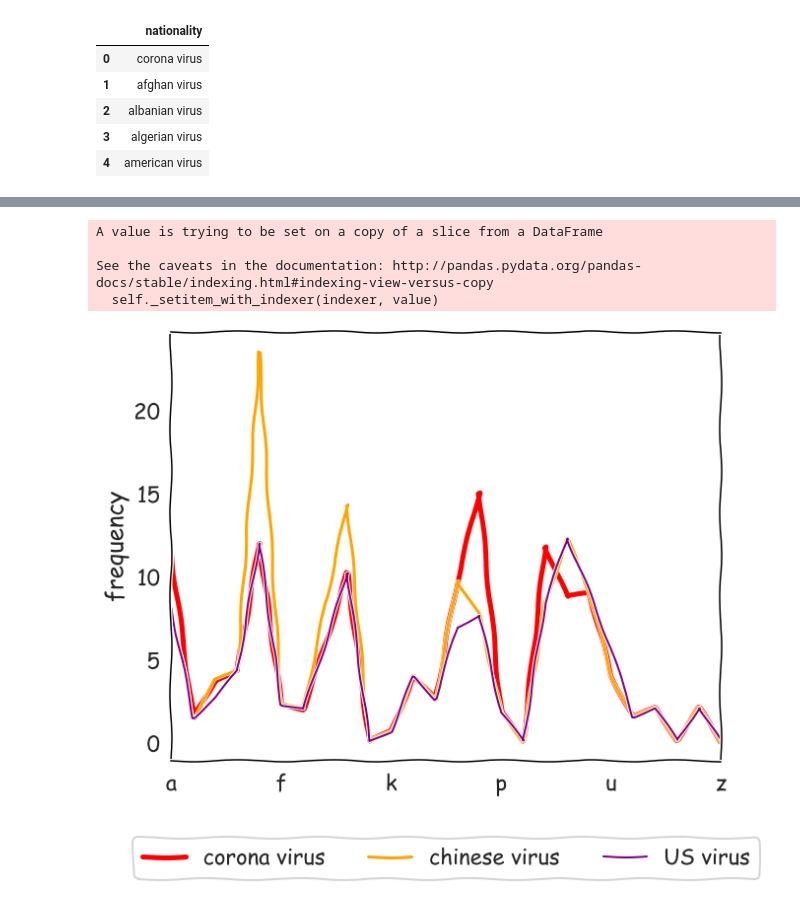
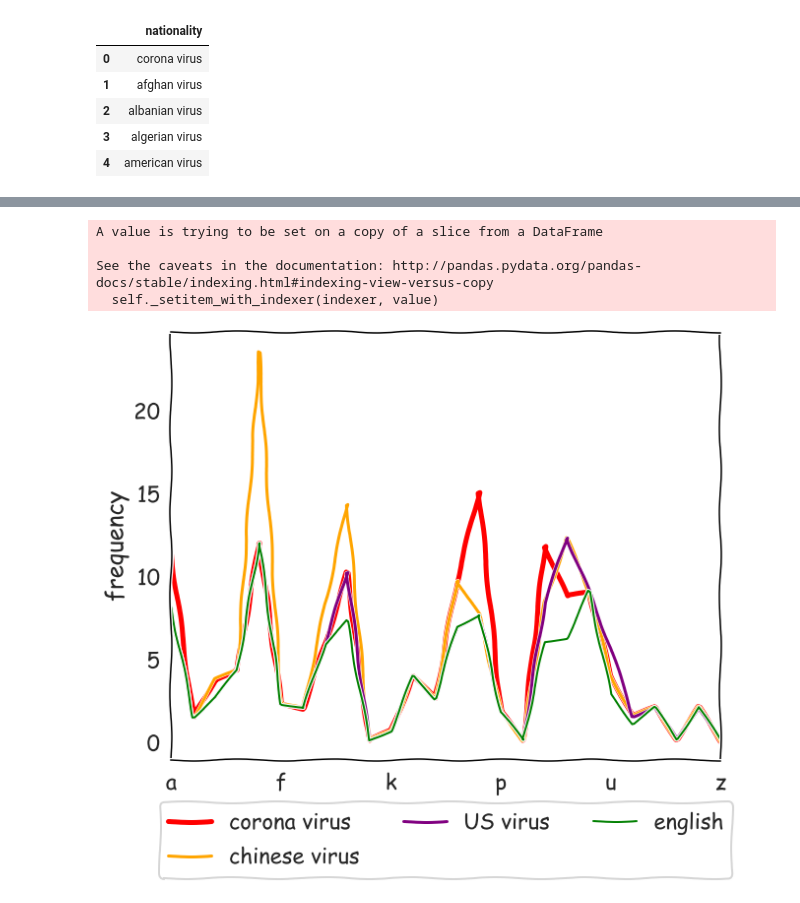
Before and after one commit to sbenstewart/the-content-writer, a Jupyter notebook: the-content/flatten-the-curve-#24/the-code.ipynb, the cells around one changed output, grey strips where cells are left out. Saved outputs shown, nothing was run; the diff lists cells and outputs as text; code cells hidden in the pictures.

```diff
--- a/the-content/flatten-the-curve-#24/the-code.ipynb
+++ b/the-content/flatten-the-curve-#24/the-code.ipynb
@@ -89,24 +91,24 @@ def update_letter_frequency(letter_frequency_df, name):
 # %%
 plt.xkcd()
 plt.figure()
 #plotting two line plots for deaths and recoveries respectively
 ax = plt.gca()
 
-labels = ['corona virus', 'chinese virus', 'US virus']
-names = ['corona virus', 'chinese virus', 'us virus']
-colors = ['red', 'orange', 'purple']
-line_widths = [5,3,2]
+labels = ['corona virus', 'chinese virus', 'US virus', 'english']
+names = ['corona virus', 'chinese virus', 'us virus', '']
+colors = ['red', 'orange', 'purple', 'green']
+line_widths = [5,3,3,2]
 
 
 for i in range(len(labels)):
     update_letter_frequency(letter_frequency_df,names[i]).plot(x = 'letter', y = 'frequency', label = labels[i], lw=line_widths[i], color = colors[i], ax=ax)
 
 plt.legend(loc='lower center', bbox_to_anchor=(0.5, -0.3), ncol=3, fancybox=True)
 ax.set(xlabel='', ylabel='frequency')
 plt.show()
 # %% [output]
 A value is trying to be set on a copy of a slice from a DataFrame
 
 See the caveats in the documentation: http://pandas.pydata.org/pandas-docs/stable/indexing.html#indexing-view-versus-copy
   self._setitem_with_indexer(indexer, value)
-[figure, old version]
+[figure, new version]
```
Also changed, not shown: parts of 1 cell of this notebook, 4 other files.
